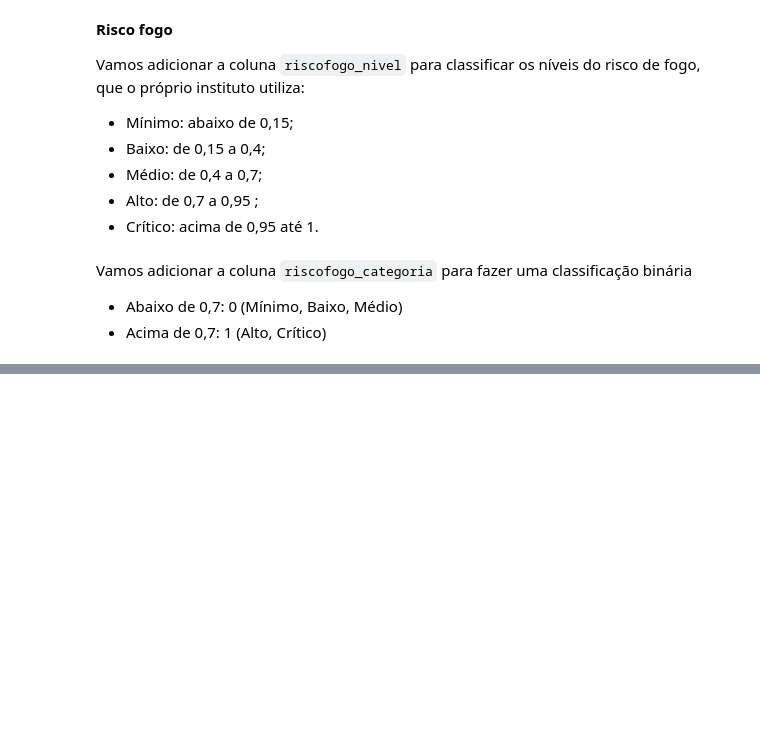
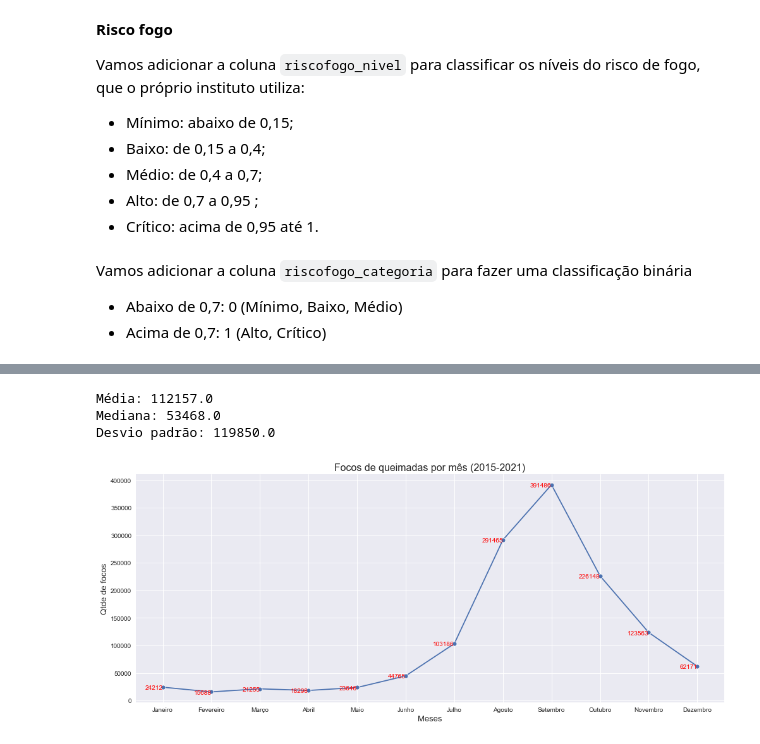
Before and after one commit to heavyrick/posgrad, a Jupyter notebook: final/focos_queimadas.ipynb, the cells around one changed output, grey strips where cells are left out. Saved outputs shown, nothing was run; the diff lists cells and outputs as text; code cells hidden in the pictures; blank space fills up the shorter version.

```diff
--- a/final/focos_queimadas.ipynb
+++ b/final/focos_queimadas.ipynb
@@ -339,0 +449,7 @@ df_focos_queimadas_ml.head()
+# %%
+df_mes = df_focos_queimadas.groupby(['mes'], as_index = True)['datahora'].count().reset_index()
+df_mes.rename(columns = {'datahora':'qtde_focos'}, inplace = True)
+
+# Converter o número do mês em nome
+df_mes['mes'] = df_mes['mes'].apply(lambda x: calendar.month_name[x].capitalize())
+df_mes
@@ -339,0 +470,14 @@ df_focos_queimadas_ml.head()
+# %%
+print('Média:', np.round(np.mean(df_mes['qtde_focos'])))
+
+print('Mediana:', np.round(np.median(df_mes['qtde_focos'])))
+
+print('Desvio padrão:', np.round(np.std(df_mes['qtde_focos'])))
+# %% [output]
+Média: 112157.0
+Mediana: 53468.0
+Desvio padrão: 119850.0
+# %%
+plotar_grafico_linha(df_mes, 'mes', 'qtde_focos', 'Focos de queimadas por mês (2015-2021)', 'Qtde de focos', 'Meses')
+# %% [output]
+[figure, added]
```
Also changed, not shown: parts of 86 cells of this notebook, 10 other files.
